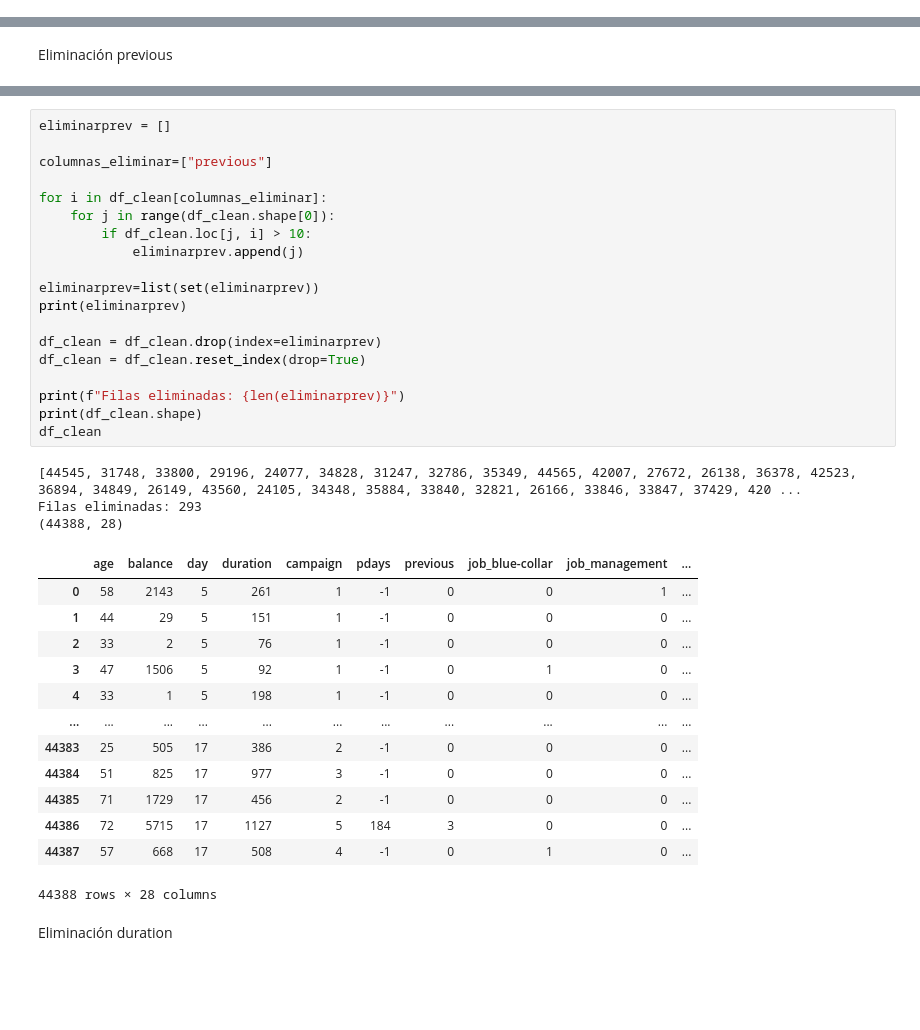
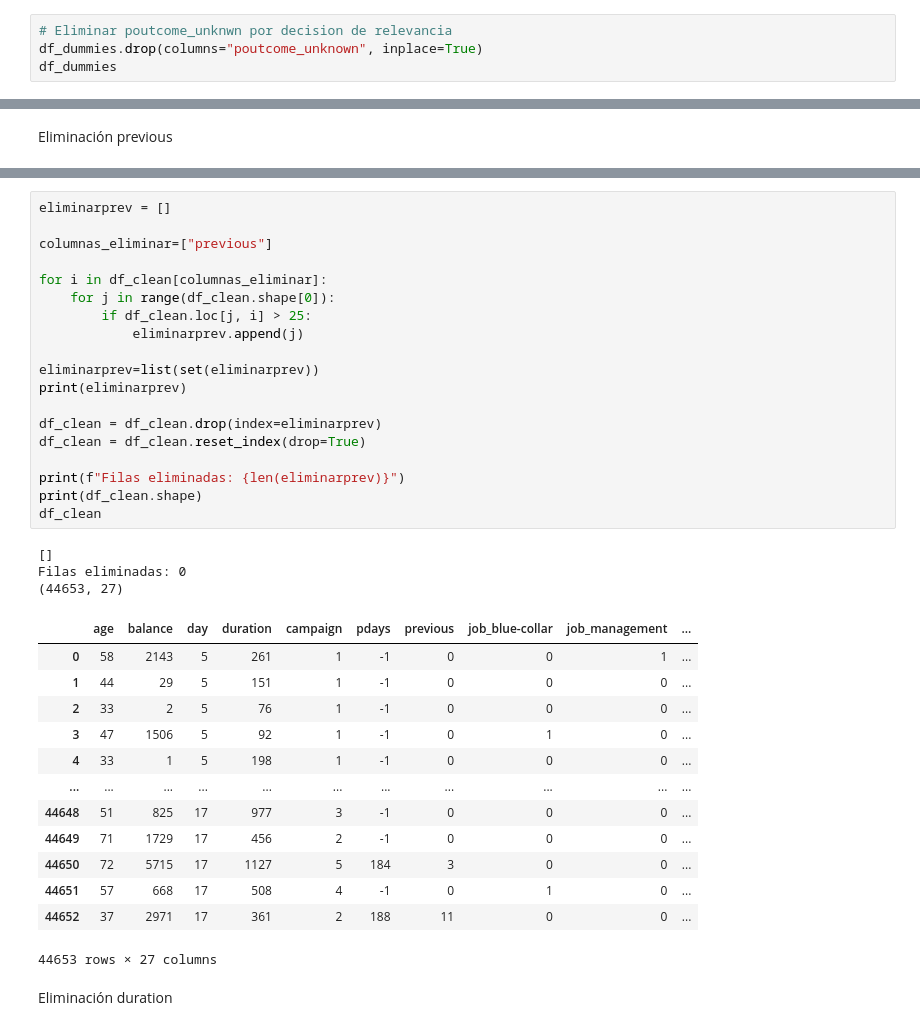
Before and after one commit to Marcocruz88/Repositorioproyecto2, a Jupyter notebook: limpiezadedatos.ipynb, the cells around one changed output, grey strips where cells are left out. Saved outputs shown, nothing was run; the diff lists cells and outputs as text; blank space fills up the shorter version.

```diff
--- a/limpiezadedatos.ipynb
+++ b/limpiezadedatos.ipynb
@@ -187,3 +187,7 @@ df_dummies.head()
 | 3 | 47 | 1506 | 5 | 92 | 1 | -1 | 0 | 1 | 0 | ... |
 | 4 | 33 | 1 | 5 | 198 | 1 | -1 | 0 | 0 | 0 | ... |
 5 rows × 28 columns
+# %%
+# Eliminar poutcome_unknwn por decision de relevancia
+df_dummies.drop(columns="poutcome_unknown", inplace=True)
+df_dummies
@@ -317,39 +335,39 @@ plt.show()
 # %%
 eliminarprev = []
 
 columnas_eliminar=["previous"]
 
 for i in df_clean[columnas_eliminar]:
     for j in range(df_clean.shape[0]):
-        if df_clean.loc[j, i] > 10:
+        if df_clean.loc[j, i] > 25:
             eliminarprev.append(j)
 
 eliminarprev=list(set(eliminarprev))
 print(eliminarprev)
 
 df_clean = df_clean.drop(index=eliminarprev)
 df_clean = df_clean.reset_index(drop=True)
 
 print(f"Filas eliminadas: {len(eliminarprev)}")
 print(df_clean.shape)
 df_clean
 # %% [output]
-[44545, 31748, 33800, 29196, 24077, 34828, 31247, 32786, 35349, 44565, 42007, 27672, 26138, 36378, 42523, 36894, 34849, 26149, 43560, 24105, 34348, 35884, 33840, 32821, 26166, 33846, 33847, 37429, 420 ...
-Filas eliminadas: 293
-(44388, 28)
+[]
+Filas eliminadas: 0
+(44653, 27)
 |  | age | balance | day | duration | campaign | pdays | previous | job_blue-collar | job_management | ... |
 | 0 | 58 | 2143 | 5 | 261 | 1 | -1 | 0 | 0 | 1 | ... |
 | 1 | 44 | 29 | 5 | 151 | 1 | -1 | 0 | 0 | 0 | ... |
 | 2 | 33 | 2 | 5 | 76 | 1 | -1 | 0 | 0 | 0 | ... |
 | 3 | 47 | 1506 | 5 | 92 | 1 | -1 | 0 | 1 | 0 | ... |
 | 4 | 33 | 1 | 5 | 198 | 1 | -1 | 0 | 0 | 0 | ... |
 | ... | ... | ... | ... | ... | ... | ... | ... | ... | ... | ... |
-| 44383 | 25 | 505 | 17 | 386 | 2 | -1 | 0 | 0 | 0 | ... |
-| 44384 | 51 | 825 | 17 | 977 | 3 | -1 | 0 | 0 | 0 | ... |
-| 44385 | 71 | 1729 | 17 | 456 | 2 | -1 | 0 | 0 | 0 | ... |
-| 44386 | 72 | 5715 | 17 | 1127 | 5 | 184 | 3 | 0 | 0 | ... |
-| 44387 | 57 | 668 | 17 | 508 | 4 | -1 | 0 | 1 | 0 | ... |
+| 44648 | 51 | 825 | 17 | 977 | 3 | -1 | 0 | 0 | 0 | ... |
+| 44649 | 71 | 1729 | 17 | 456 | 2 | -1 | 0 | 0 | 0 | ... |
+| 44650 | 72 | 5715 | 17 | 1127 | 5 | 184 | 3 | 0 | 0 | ... |
+| 44651 | 57 | 668 | 17 | 508 | 4 | -1 | 0 | 1 | 0 | ... |
+| 44652 | 37 | 2971 | 17 | 361 | 2 | 188 | 11 | 0 | 0 | ... |
-44388 rows × 28 columns
+44653 rows × 27 columns
 # %% [markdown]
 Eliminación duration
 # %%
```
Also changed, not shown: parts of 9 cells of this notebook.
